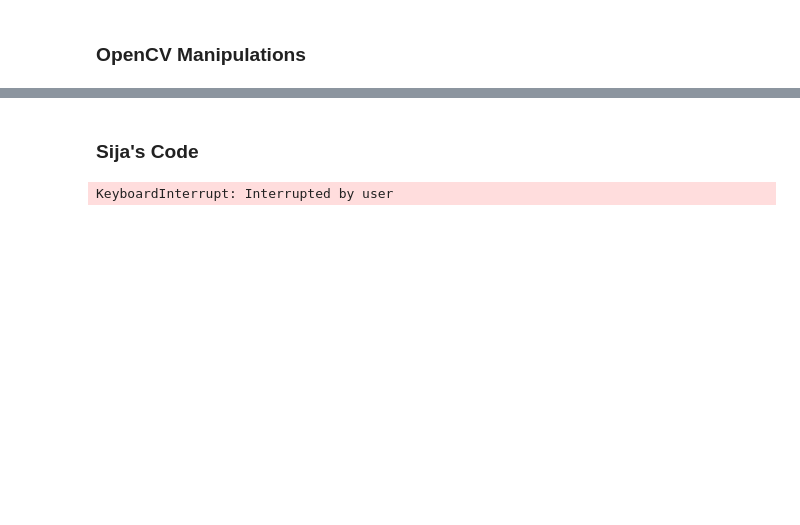
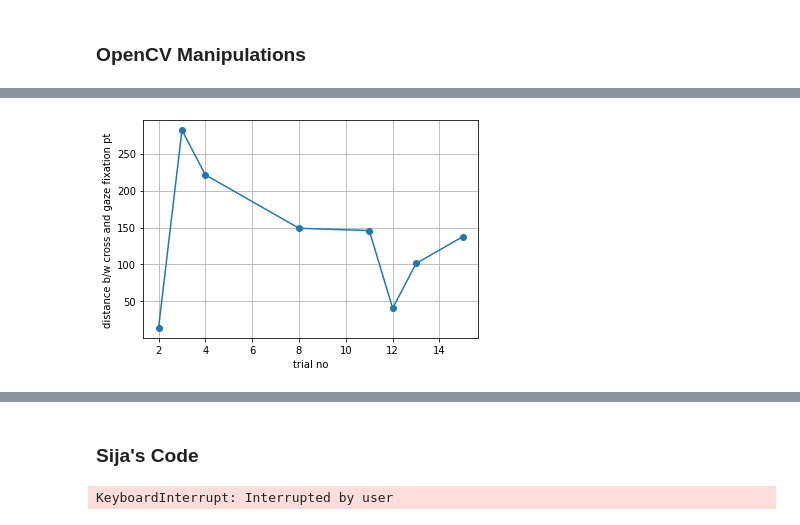
Before and after one commit to adithr/Eye-Tracking-Neural-Sys, a Jupyter notebook: PyGazeAnalyser Example Notebook.ipynb, the cells around one changed output, grey strips where cells are left out. Drawn from its saved outputs; the diff is of its cells as text; code cells hidden in the pictures; blank space fills up the shorter version.

```diff
--- a/PyGazeAnalyser Example Notebook.ipynb
+++ b/PyGazeAnalyser Example Notebook.ipynb
@@ -84,5 +98,5 @@ fig_heatmap.savefig(img_heatmap_file)
 # %%
-def return_cross_pos(game_nr,trial_nr):
+def return_cross_pos(partic_id,game_nr,trial_nr):
     """
     Returns the averaged cross_hair position as calculated from the
     fixation time
@@ -96,7 +110,16 @@ def return_cross_pos(game_nr,trial_nr):
     fname = 'Participant Data/'+str(partic_id)+ '/' + str(partic_id) + \
          str('_') + str(game_nr) + str('.asc') #path of the ASC file
     data = read_edf(fname,start='TRIALID',stop='SYNCTIME') #fixation time
-    x = np.array(data[trial_nr]['x'])
-    y = np.array(data[trial_nr]['y'])
-    x_mean,y_mean = np.mean(x), np.mean(y)
+    Efix = np.array(data[trial_nr]['events']['Efix'])
+
+    #check if Efix is 2D
+    if len(Efix.shape)>1:
+        x_mean,y_mean = np.mean(Efix[:,-2]),np.mean(Efix[:,-1])
+
+    elif Efix.size==0:
+        x_mean,y_mean = 0, 0 # 0,0 for no Efix value
+
+    else:
+        x_mean,y_mean = Efix[-2:]
+
     return x_mean, y_mean
@@ -141,0 +243,10 @@ h
+# %%
+# Game no 1
+dist = np.sqrt((np.array(center_x_list) - np.array(x_cross_list))**2 +
+               (np.array(center_y_list) - np.array(y_cross_list))**2)
+plt.plot(np.array(trial_success),(dist),'-o')
+plt.xlabel('trial no')
+plt.ylabel('distance b/w cross and gaze fixation pt')
+plt.grid()
+# %% [output]
+[figure, added]
```
Also changed, not shown: parts of 23 cells of this notebook, 16 other files.
